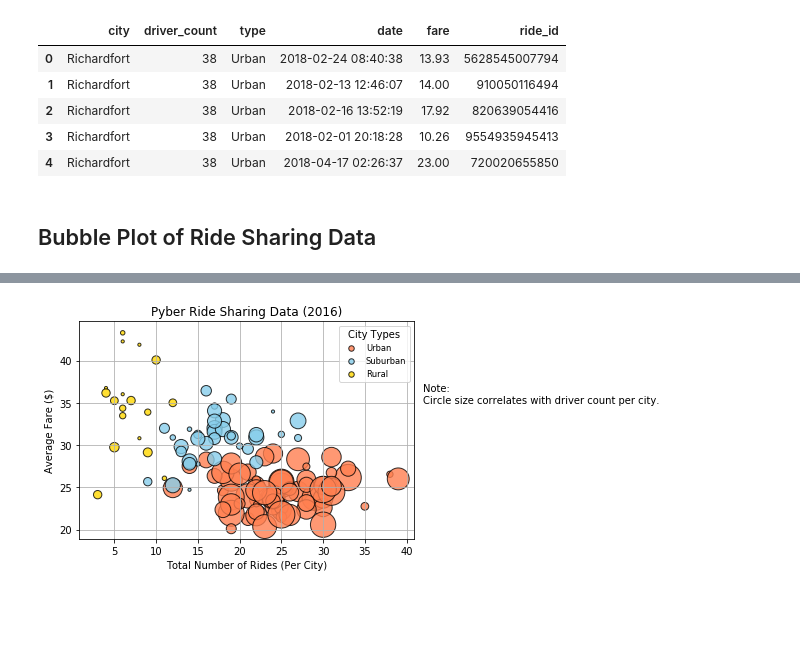
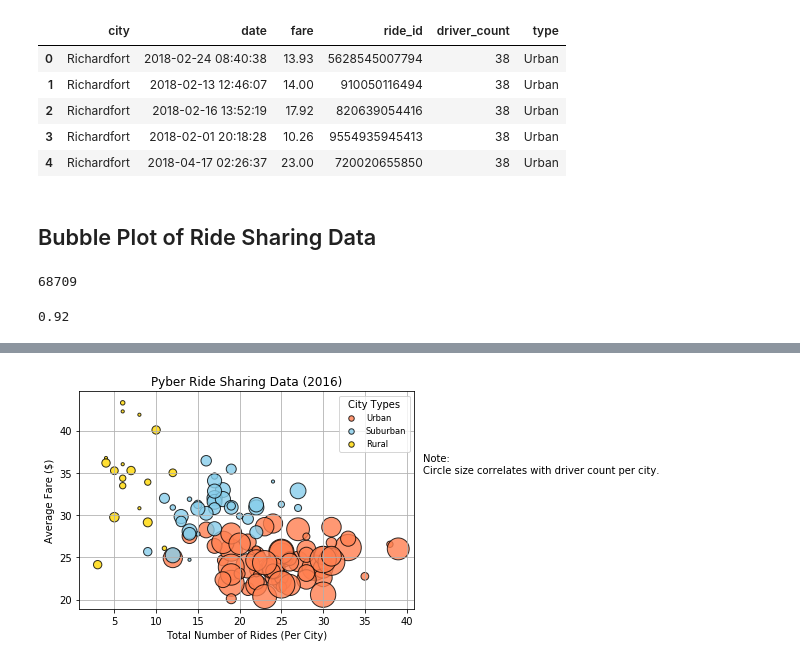
Before and after one commit to DZweiback/Matplotlib-Homework, a Jupyter notebook: dz_Pyber HW.ipynb, the cells around one changed output, grey strips where cells are left out. Drawn from its saved outputs; the diff is of its cells as text; code cells hidden in the pictures; blank space fills up the shorter version.

```diff
--- a/dz_Pyber HW.ipynb
+++ b/dz_Pyber HW.ipynb
@@ -1,29 +1,47 @@
 # %%
 %matplotlib inline
 # Dependencies and Setup
 import matplotlib.pyplot as plt
 import pandas as pd
 import numpy as np
 
 # File to Load (Remember to change these)
 city_data_to_load = "data/city_data.csv"
 ride_data_to_load = "data/ride_data.csv"
 
 # Read the City and Ride Data
 city_data = pd.read_csv(city_data_to_load)
 ride_data = pd.read_csv(ride_data_to_load)
 
 # Combine the data into a single dataset
 combined_pyber_df = pd.merge(city_data, ride_data, how="outer", on="city")
 
-# Display the data table for preview
+# Display the data table for preview with the columns rearranged
+combined_pyber_df = combined_pyber_df[['city', 'date', 'fare', 'ride_id', 'driver_count', 'type']]
 combined_pyber_df.head()
 # %% [output]
-|  | city | driver_count | type | date | fare | ride_id |
-| 0 | Richardfort | 38 | Urban | 2018-02-24 08:40:38 | 13.93 | 5628545007794 |
-| 1 | Richardfort | 38 | Urban | 2018-02-13 12:46:07 | 14.00 | 910050116494 |
-| 2 | Richardfort | 38 | Urban | 2018-02-16 13:52:19 | 17.92 | 820639054416 |
-| 3 | Richardfort | 38 | Urban | 2018-02-01 20:18:28 | 10.26 | 9554935945413 |
-| 4 | Richardfort | 38 | Urban | 2018-04-17 02:26:37 | 23.00 | 720020655850 |
+|  | city | date | fare | ride_id | driver_count | type |
+| 0 | Richardfort | 2018-02-24 08:40:38 | 13.93 | 5628545007794 | 38 | Urban |
+| 1 | Richardfort | 2018-02-13 12:46:07 | 14.00 | 910050116494 | 38 | Urban |
+| 2 | Richardfort | 2018-02-16 13:52:19 | 17.92 | 820639054416 | 38 | Urban |
+| 3 | Richardfort | 2018-02-01 20:18:28 | 10.26 | 9554935945413 | 38 | Urban |
+| 4 | Richardfort | 2018-04-17 02:26:37 | 23.00 | 720020655850 | 38 | Urban |
 # %% [markdown]
 ## Bubble Plot of Ride Sharing Data
+# %%
+# Various Calculations
+#driver_count = number of drivers per city
+
+# Total Number of Cities = 120
+Total_Cities = len(combined_pyber_df["city"].unique())
+Total_Cities
+
+# Total Number of Rides(Records) = 2375
+Total_Rides = len(combined_pyber_df["ride_id"].unique())
+Total_Rides
+
+# Total Number of Drivers = 68709
+#Total_Drivers = combined_pyber_df["driver_count"].sum()
+#Total_Drivers
+# %% [output]
+68709
@@ -29,0 +50,14 @@ combined_pyber_df.head()
+# %%
+#Calculate Average Fare ($) per City
+#Total Fares($) = 63,538.64
+Total_Fares = combined_pyber_df["fare"].sum()
+AvgFare_City = round(Total_Fares/Total_Cities, 2)
+AvgFare_City
+
+#Calculate Average Fare ($) per Ride
+#Total Fares($) = 63,538.64
+Total_Fares = combined_pyber_df["fare"].sum()
+AvgFare_Ride = round(Total_Fares/Total_Rides, 2)
+AvgFare_Ride
+# %% [output]
+0.92
```
Also changed, not shown: parts of 10 cells of this notebook.
